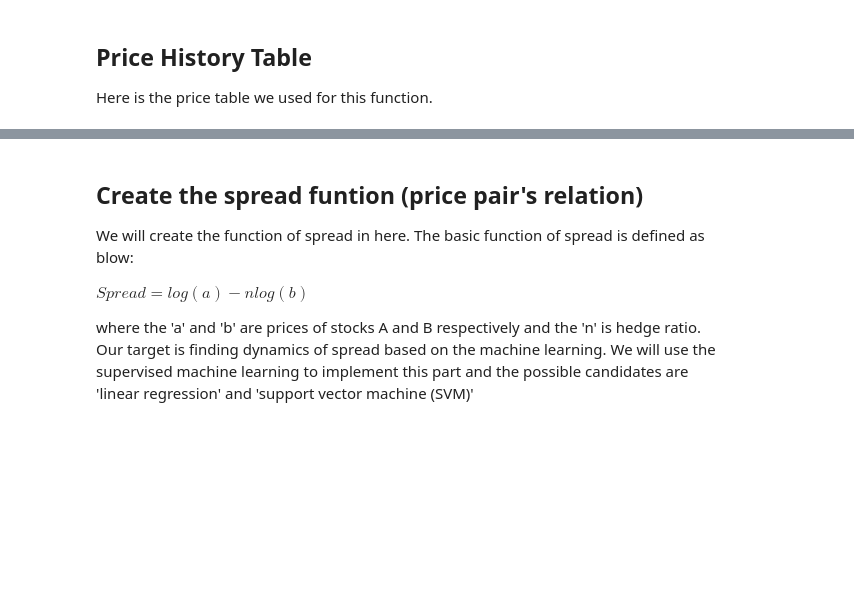
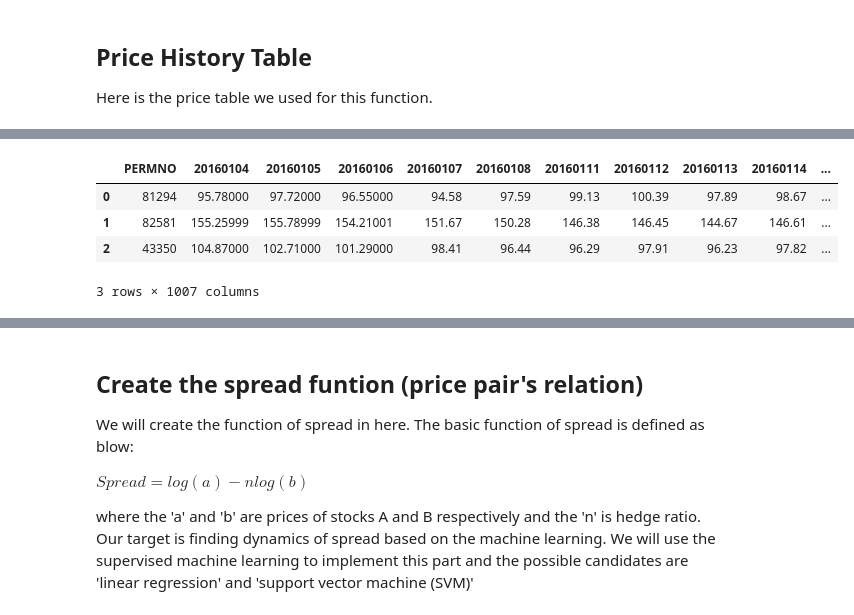
Before and after one commit to daehkim/pair-trading, a Jupyter notebook: tradingStrategy.ipynb, the cells around one changed output, grey strips where cells are left out. Cells and saved outputs as stored; diff of their text form; code cells hidden in the pictures; blank space fills up the shorter version.

```diff
--- a/tradingStrategy.ipynb
+++ b/tradingStrategy.ipynb
@@ -39,2 +64,26 @@ training_set.head(3)
 3 rows × 2267 columns
+# %%
+testing_set = pd.read_csv("testing_data.csv")
+
+for i in range(len(pairs_list)):
+    if i==0:
+        testing_pair_set = \
+            testing_set.loc[testing_set['PERMNO']==pairs_list[0][0]]
+        testing_pair_set = pd.concat([testing_pair_set,
+                   testing_set.loc[testing_set['PERMNO']==pairs_list[0][1]]])
+    else:
+        testing_pair_set = pd.concat([testing_pair_set,
+                   testing_set.loc[testing_set['PERMNO']==pairs_list[i][0]]])
+        testing_pair_set = pd.concat([testing_pair_set,
+                   testing_set.loc[testing_set['PERMNO']==pairs_list[i][1]]])
+
+testing_pair_set = testing_pair_set.reset_index().drop(columns=['index'])
+#print(testing_pair_set)
+testing_pair_set.head(3)
+# %% [output]
+|  | PERMNO | 20160104 | 20160105 | 20160106 | 20160107 | 20160108 | 20160111 | 20160112 | 20160113 | 20160114 | ... |
+| 0 | 81294 | 95.78000 | 97.72000 | 96.55000 | 94.58 | 97.59 | 99.13 | 100.39 | 97.89 | 98.67 | ... |
+| 1 | 82581 | 155.25999 | 155.78999 | 154.21001 | 151.67 | 150.28 | 146.38 | 146.45 | 144.67 | 146.61 | ... |
+| 2 | 43350 | 104.87000 | 102.71000 | 101.29000 | 98.41 | 96.44 | 96.29 | 97.91 | 96.23 | 97.82 | ... |
+3 rows × 1007 columns
 # %%
```
Also changed, not shown: parts of 8 cells of this notebook.
